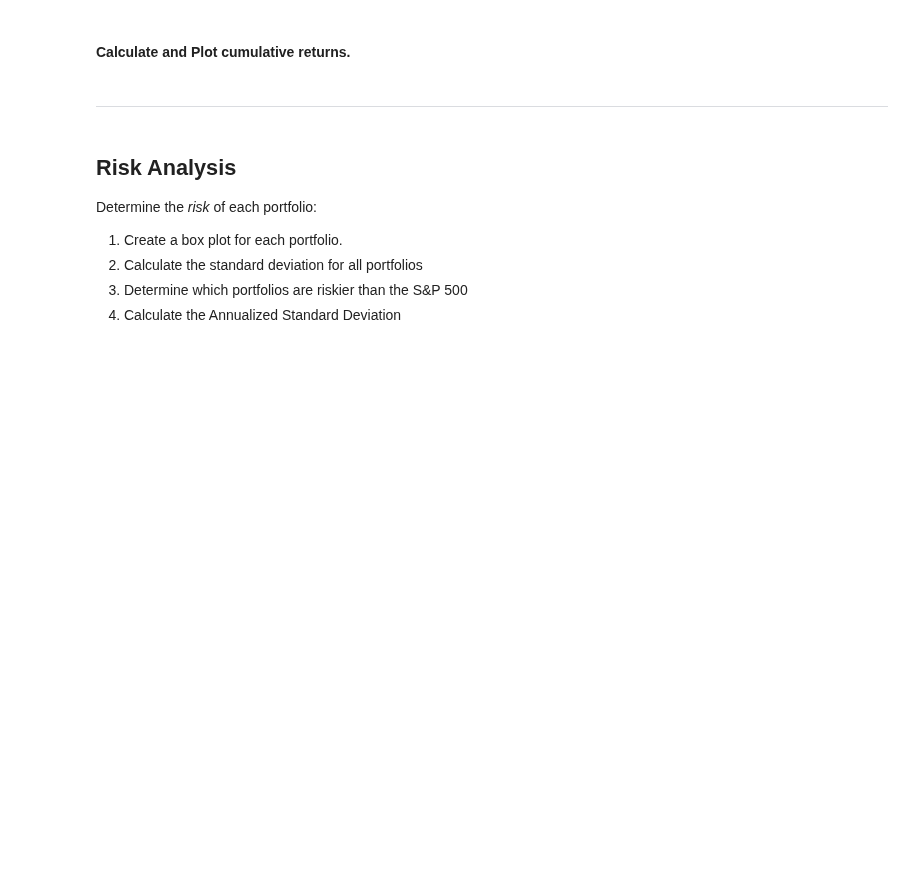
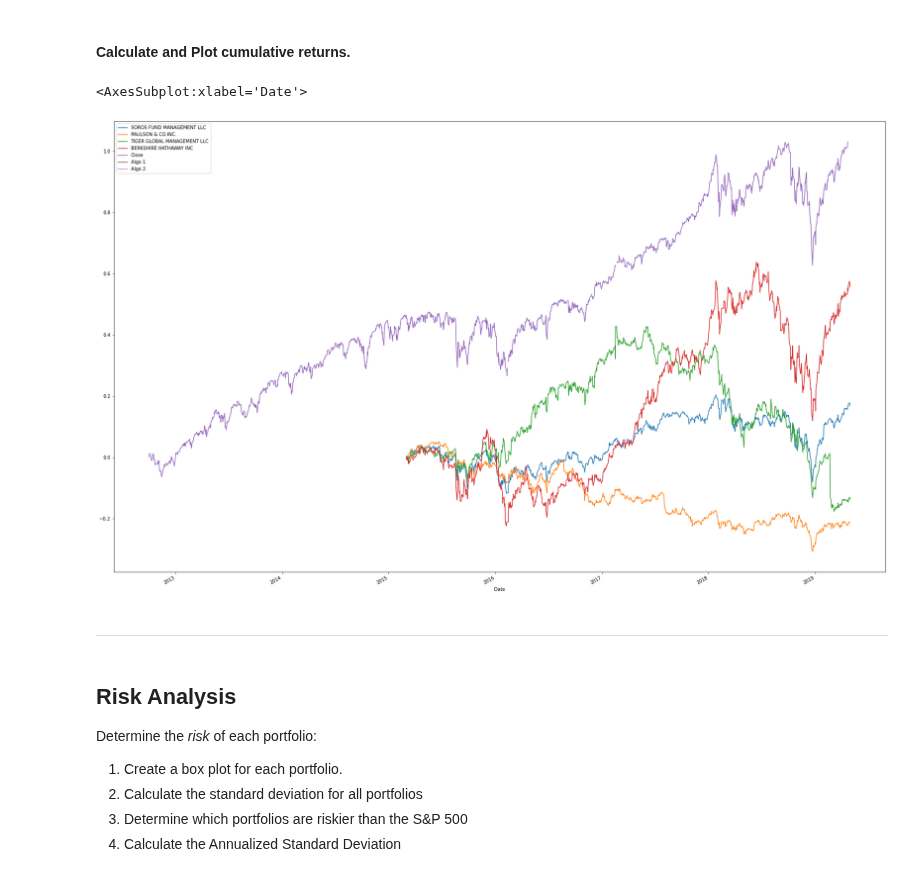
Before and after one commit to MatthewPuttroff/HWUnitFour, a Jupyter notebook: 04-Pandas/Instructions/Starter_Code/whale_analysis.ipynb, the cells around one changed output. Saved outputs shown, nothing was run; the diff lists cells and outputs as text; code cells hidden in the pictures; blank space fills up the shorter version.

```diff
--- a/04-Pandas/Instructions/Starter_Code/whale_analysis.ipynb
+++ b/04-Pandas/Instructions/Starter_Code/whale_analysis.ipynb
@@ -387,8 +391,12 @@ In this section, you will calculate and visualize performance and risk metrics f
 #### Calculate and Plot cumulative returns.
 # %%
 # Calculate cumulative returns of all portfolios
-
+cumulative_returns = (1 + combined_df).cumprod() - 1
 # Plot cumulative returns
+cumulative_returns.plot(figsize = (30,20))
+# %% [output]
+<AxesSubplot:xlabel='Date'>
+[figure, added]
 # %% [markdown]
 ---
 # %% [markdown]
```
Also changed, not shown: parts of 1 cell of this notebook.
